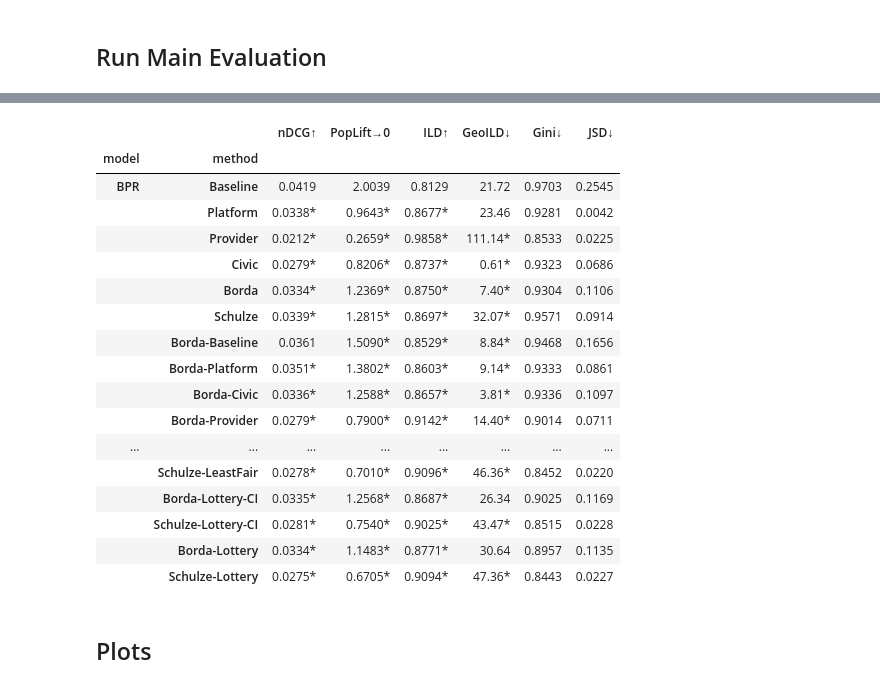
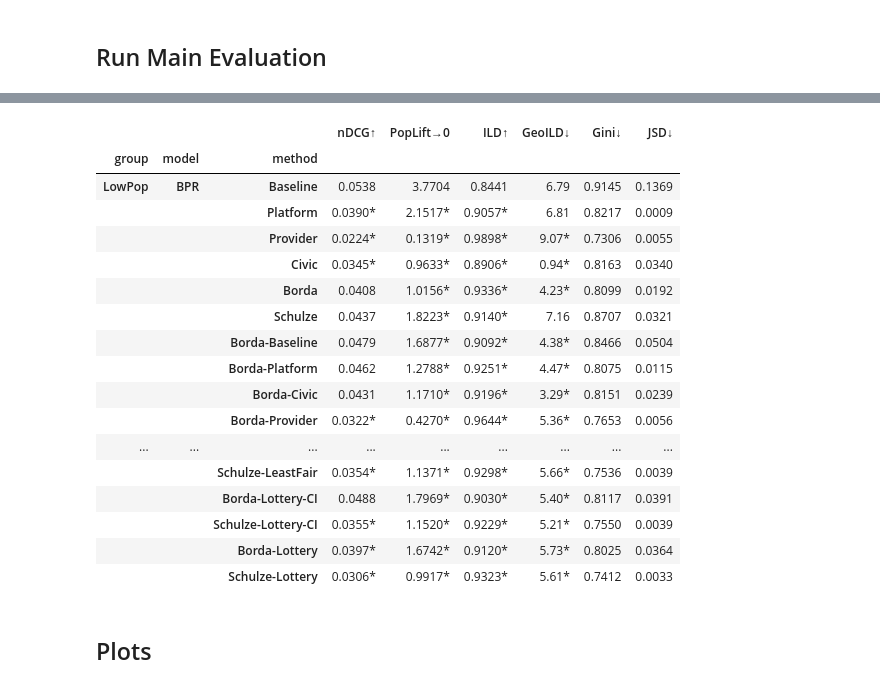
Before and after one commit to andreafooo/multistakeholder_poi, a Jupyter notebook: offline_evaluation.ipynb, the cells around one changed output, grey strips where cells are left out. Drawn from its saved outputs; the diff is of its cells as text; code cells hidden in the pictures.

```diff
--- a/offline_evaluation.ipynb
+++ b/offline_evaluation.ipynb
@@ -458,24 +462,27 @@ BPR   Baseline              0.0419    2.0039   0.8129    21.72  0.9703  0.2545
 \bottomrule
 \end{tabular}
 \end{table}
-# %%
-df_all
-# %% [output]
-|  |  | nDCG↑ | PopLift→0 | ILD↑ | GeoILD↓ | Gini↓ | JSD↓ |
-| model | method |  |  |  |  |  |  |
-| BPR | Baseline | 0.0419 | 2.0039 | 0.8129 | 21.72 | 0.9703 | 0.2545 |
-|  | Platform | 0.0338* | 0.9643* | 0.8677* | 23.46 | 0.9281 | 0.0042 |
-|  | Provider | 0.0212* | 0.2659* | 0.9858* | 111.14* | 0.8533 | 0.0225 |
-|  | Civic | 0.0279* | 0.8206* | 0.8737* | 0.61* | 0.9323 | 0.0686 |
-|  | Borda | 0.0334* | 1.2369* | 0.8750* | 7.40* | 0.9304 | 0.1106 |
-|  | Schulze | 0.0339* | 1.2815* | 0.8697* | 32.07* | 0.9571 | 0.0914 |
-|  | Borda-Baseline | 0.0361 | 1.5090* | 0.8529* | 8.84* | 0.9468 | 0.1656 |
-|  | Borda-Platform | 0.0351* | 1.3802* | 0.8603* | 9.14* | 0.9333 | 0.0861 |
-|  | Borda-Civic | 0.0336* | 1.2588* | 0.8657* | 3.81* | 0.9336 | 0.1097 |
-|  | Borda-Provider | 0.0279* | 0.7900* | 0.9142* | 14.40* | 0.9014 | 0.0711 |
-| ... | ... | ... | ... | ... | ... | ... | ... |
-|  | Schulze-LeastFair | 0.0278* | 0.7010* | 0.9096* | 46.36* | 0.8452 | 0.0220 |
-|  | Borda-Lottery-CI | 0.0335* | 1.2568* | 0.8687* | 26.34 | 0.9025 | 0.1169 |
-|  | Schulze-Lottery-CI | 0.0281* | 0.7540* | 0.9025* | 43.47* | 0.8515 | 0.0228 |
-|  | Borda-Lottery | 0.0334* | 1.1483* | 0.8771* | 30.64 | 0.8957 | 0.1135 |
-|  | Schulze-Lottery | 0.0275* | 0.6705* | 0.9094* | 47.36* | 0.8443 | 0.0227 |
+# %%
+df_group["group"] = group
+df_group = df_group.set_index("group", append=True).reorder_levels(["group", "model", "method"])
+# %%
+df_group
+# %% [output]
+|  |  |  | nDCG↑ | PopLift→0 | ILD↑ | GeoILD↓ | Gini↓ | JSD↓ |
+| group | model | method |  |  |  |  |  |  |
+| LowPop | BPR | Baseline | 0.0538 | 3.7704 | 0.8441 | 6.79 | 0.9145 | 0.1369 |
+|  |  | Platform | 0.0390* | 2.1517* | 0.9057* | 6.81 | 0.8217 | 0.0009 |
+|  |  | Provider | 0.0224* | 0.1319* | 0.9898* | 9.07* | 0.7306 | 0.0055 |
+|  |  | Civic | 0.0345* | 0.9633* | 0.8906* | 0.94* | 0.8163 | 0.0340 |
+|  |  | Borda | 0.0408 | 1.0156* | 0.9336* | 4.23* | 0.8099 | 0.0192 |
+|  |  | Schulze | 0.0437 | 1.8223* | 0.9140* | 7.16 | 0.8707 | 0.0321 |
+|  |  | Borda-Baseline | 0.0479 | 1.6877* | 0.9092* | 4.38* | 0.8466 | 0.0504 |
+|  |  | Borda-Platform | 0.0462 | 1.2788* | 0.9251* | 4.47* | 0.8075 | 0.0115 |
+|  |  | Borda-Civic | 0.0431 | 1.1710* | 0.9196* | 3.29* | 0.8151 | 0.0239 |
+|  |  | Borda-Provider | 0.0322* | 0.4270* | 0.9644* | 5.36* | 0.7653 | 0.0056 |
+| ... | ... | ... | ... | ... | ... | ... | ... | ... |
+|  |  | Schulze-LeastFair | 0.0354* | 1.1371* | 0.9298* | 5.66* | 0.7536 | 0.0039 |
+|  |  | Borda-Lottery-CI | 0.0488 | 1.7969* | 0.9030* | 5.40* | 0.8117 | 0.0391 |
+|  |  | Schulze-Lottery-CI | 0.0355* | 1.1520* | 0.9229* | 5.21* | 0.7550 | 0.0039 |
+|  |  | Borda-Lottery | 0.0397* | 1.6742* | 0.9120* | 5.73* | 0.8025 | 0.0364 |
+|  |  | Schulze-Lottery | 0.0306* | 0.9917* | 0.9323* | 5.61* | 0.7412 | 0.0033 |
```
Also changed, not shown: parts of 7 cells of this notebook.
